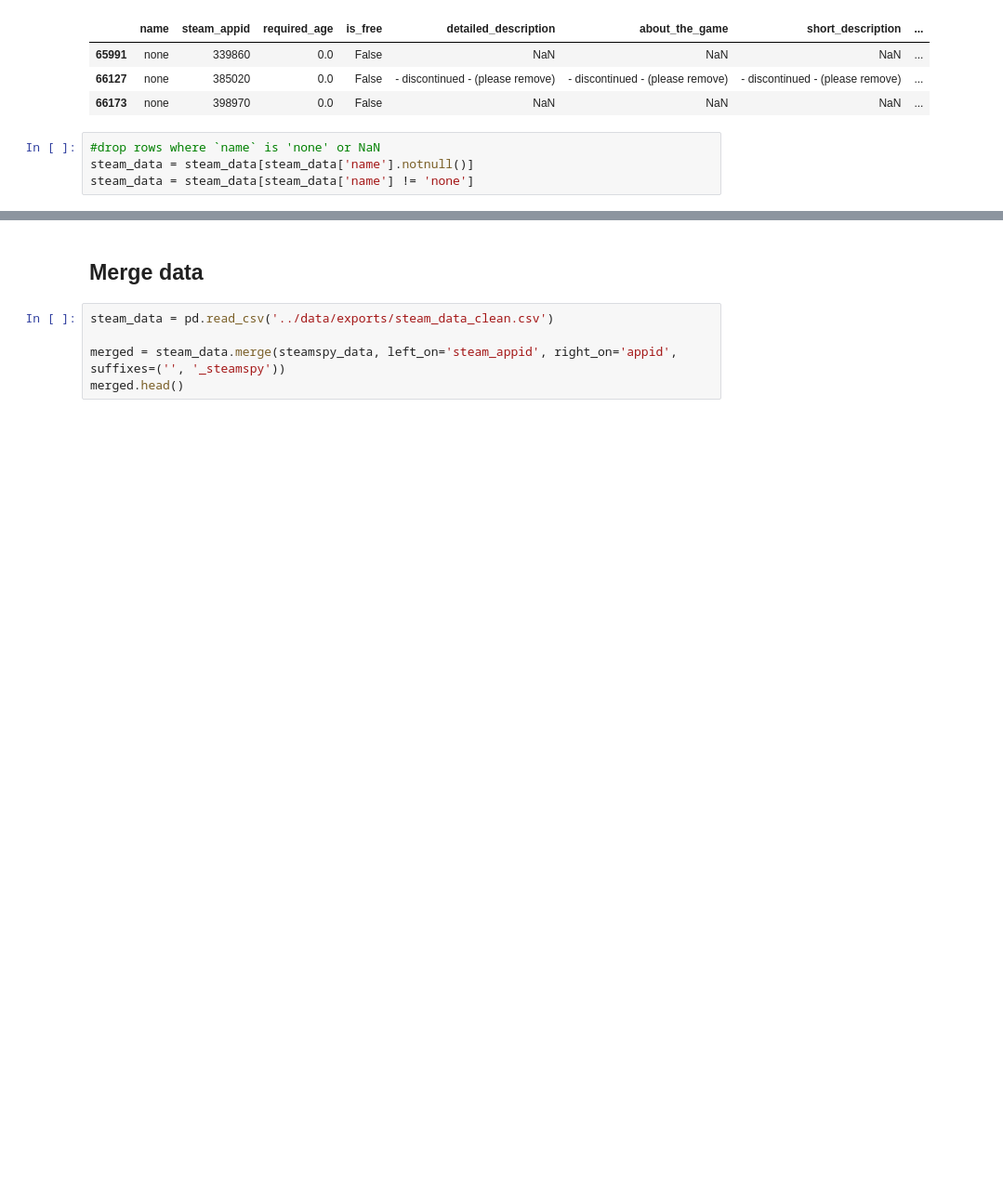
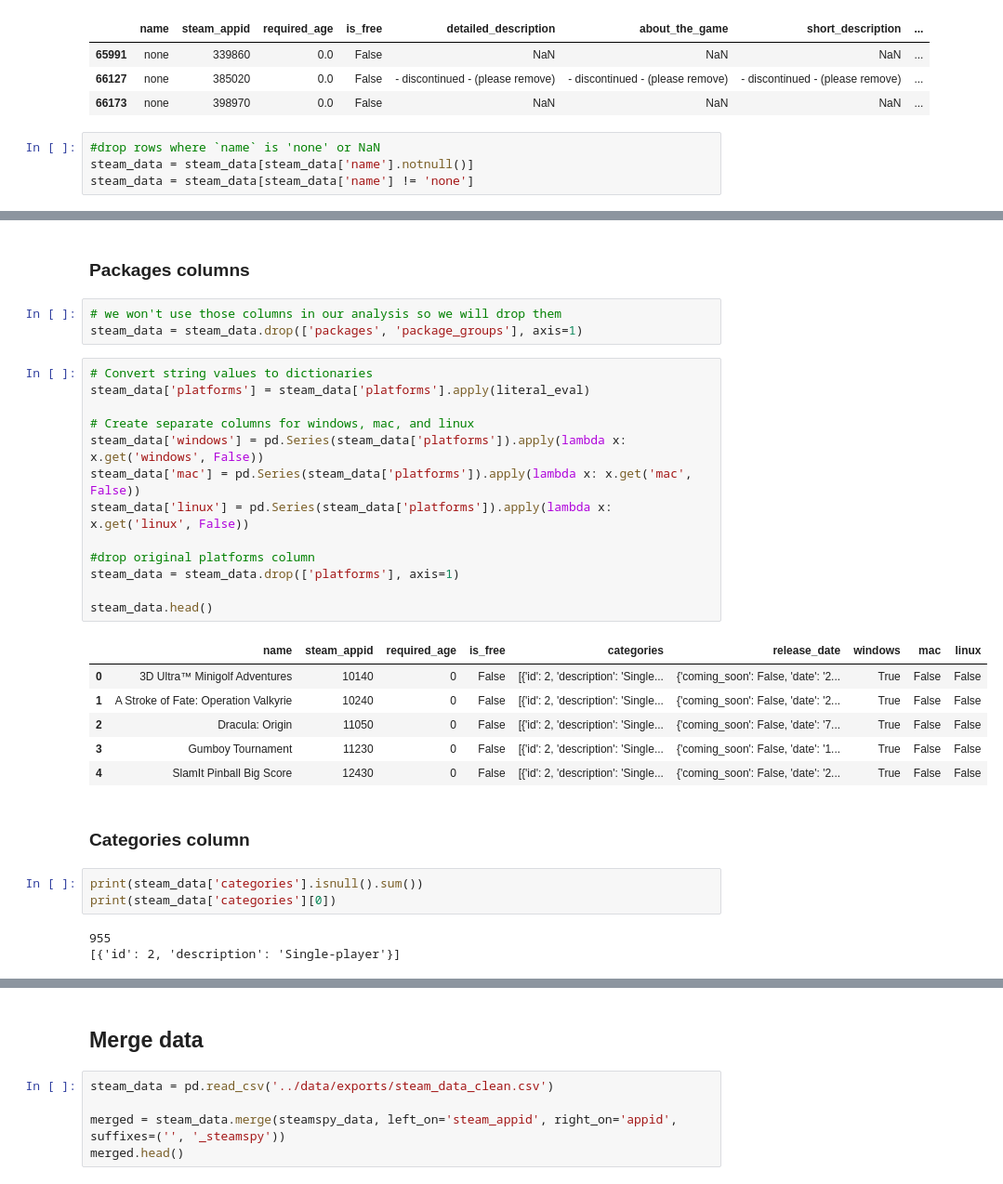
Before and after one commit to stefanstefanovic/LHL-Capstone_Project, a Jupyter notebook: notebooks/Data_cleaning.ipynb, the cells around one changed output, grey strips where cells are left out. Shown: that part at 93% size. Cells and saved outputs as stored; diff of their text form; blank space fills up the shorter version.

```diff
--- a/notebooks/Data_cleaning.ipynb
+++ b/notebooks/Data_cleaning.ipynb
@@ -694,0 +912,33 @@ steamspy_data.dropna(inplace=True)
+# %% [markdown]
+### Packages columns
+# %%
+# we won't use those columns in our analysis so we will drop them
+steam_data = steam_data.drop(['packages', 'package_groups'], axis=1)
+# %%
+# Convert string values to dictionaries
+steam_data['platforms'] = steam_data['platforms'].apply(literal_eval)
+
+# Create separate columns for windows, mac, and linux
+steam_data['windows'] = pd.Series(steam_data['platforms']).apply(lambda x: x.get('windows', False))
+steam_data['mac'] = pd.Series(steam_data['platforms']).apply(lambda x: x.get('mac', False))
+steam_data['linux'] = pd.Series(steam_data['platforms']).apply(lambda x: x.get('linux', False))
+
+#drop original platforms column
+steam_data = steam_data.drop(['platforms'], axis=1)
+
+steam_data.head()
+# %% [output]
+|  | name | steam_appid | required_age | is_free | categories | release_date | windows | mac | linux |
+| 0 | 3D Ultra™ Minigolf Adventures | 10140 | 0 | False | [{'id': 2, 'description': 'Single... | {'coming_soon': False, 'date': '2... | True | False | False |
+| 1 | A Stroke of Fate: Operation Valkyrie | 10240 | 0 | False | [{'id': 2, 'description': 'Single... | {'coming_soon': False, 'date': '2... | True | False | False |
+| 2 | Dracula: Origin | 11050 | 0 | False | [{'id': 2, 'description': 'Single... | {'coming_soon': False, 'date': '7... | True | False | False |
+| 3 | Gumboy Tournament | 11230 | 0 | False | [{'id': 2, 'description': 'Single... | {'coming_soon': False, 'date': '1... | True | False | False |
+| 4 | SlamIt Pinball Big Score | 12430 | 0 | False | [{'id': 2, 'description': 'Single... | {'coming_soon': False, 'date': '2... | True | False | False |
+# %% [markdown]
+### Categories column
+# %%
+print(steam_data['categories'].isnull().sum())
+print(steam_data['categories'][0])
+# %% [output]
+955
+[{'id': 2, 'description': 'Single-player'}]
```
Also changed, not shown: parts of 31 cells of this notebook.
